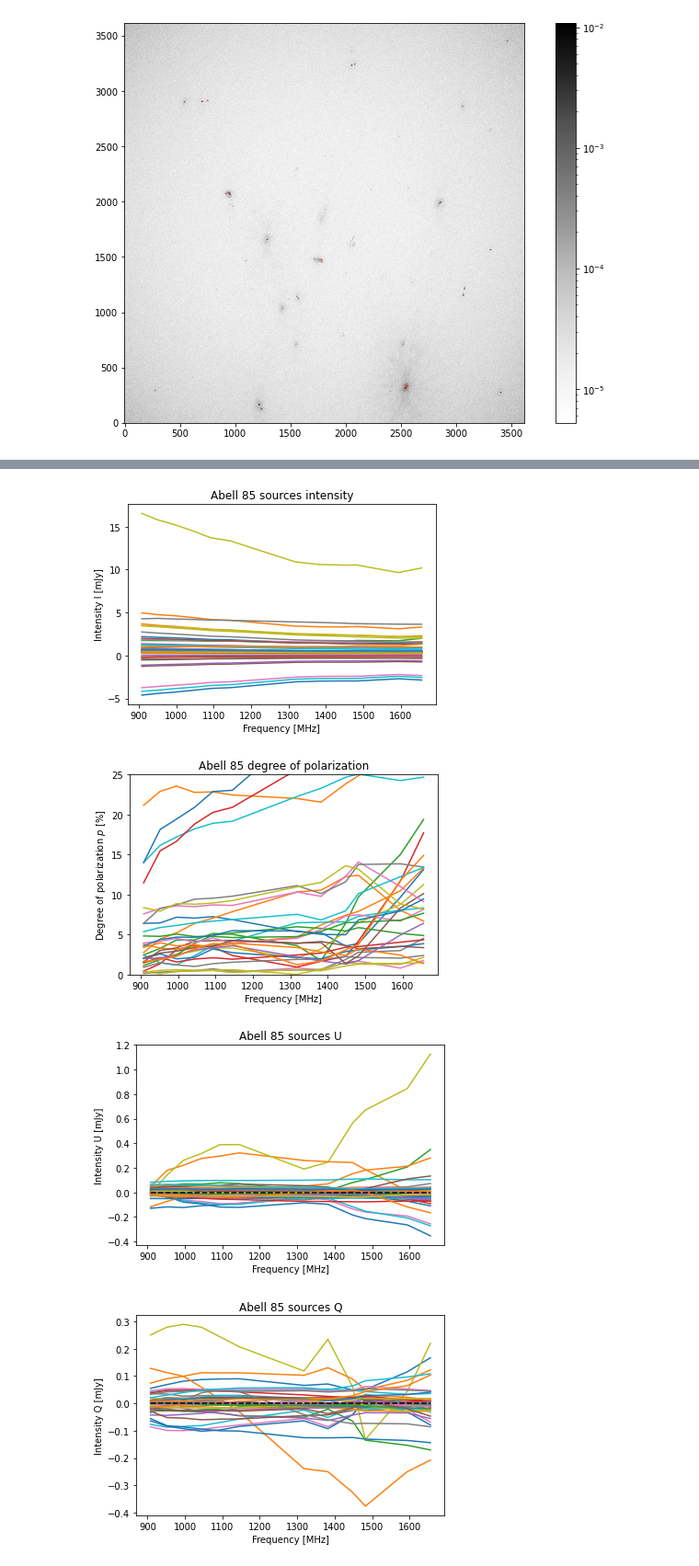
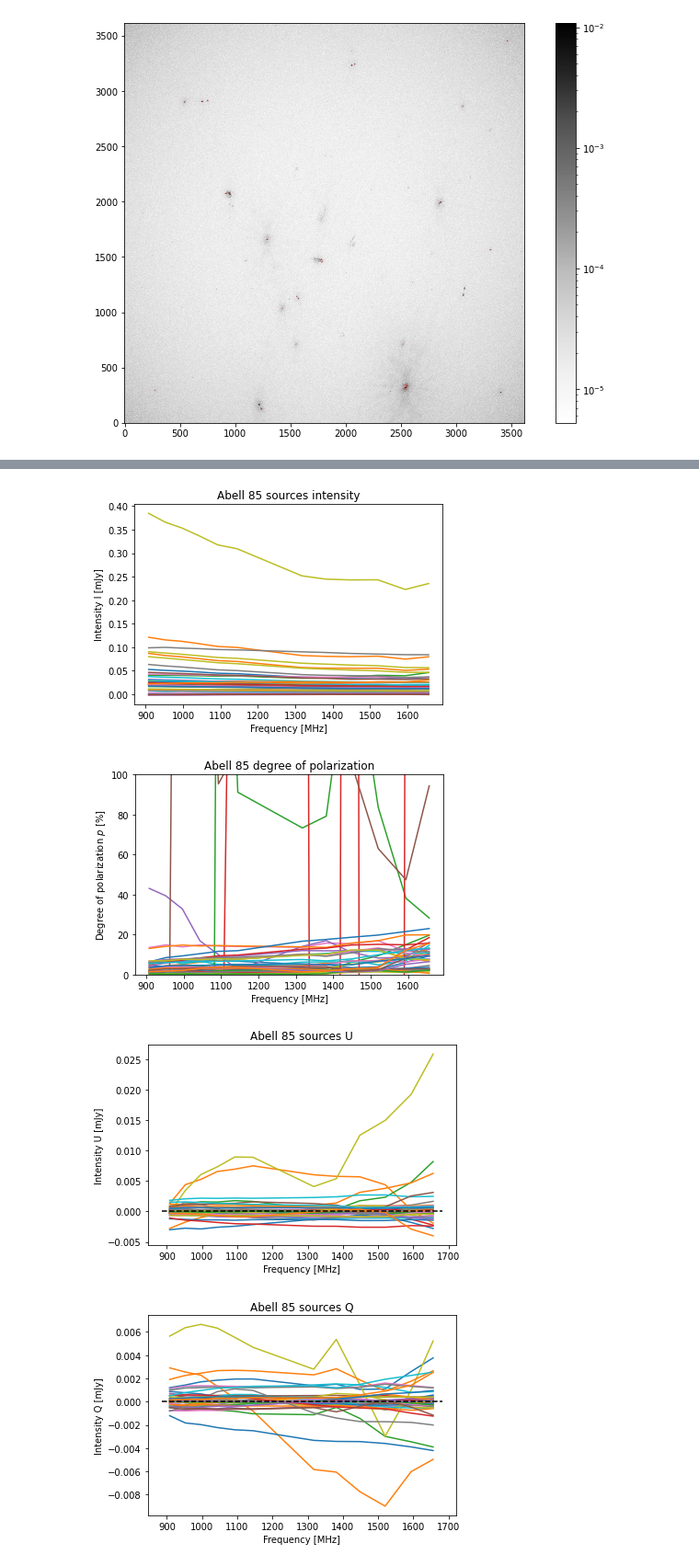
Before and after one commit to Woutmg/Meerkat_FracPol, a Jupyter notebook: Abell 85 Linpol sourceselect.ipynb, the cells around one changed output, grey strips where cells are left out. Shown at 92% size. Cells and saved outputs as stored; diff of their text form; code cells hidden in the pictures.

Commit message:
Comparison Eriks photometry with mine

```diff
--- a/Abell 85 Linpol sourceselect.ipynb
+++ b/Abell 85 Linpol sourceselect.ipynb
@@ -42,4 +42,14 @@ I_wcs = WCS(I_hdu.header)
 Q_wcs = WCS(Q_hdu.header)
 U_wcs = WCS(U_hdu.header)
 V_wcs = WCS(V_hdu.header)
+
+freqs_lower = np.zeros(12)
+freqs_middle = np.zeros(12)
+freqs_upper = np.zeros(12)
+
+for n in range(12):
+    number = str((4-len(str(n+1)))*'0'+str(n+1))
+    freqs_lower[n] = I_hdu.header['FREL'+number]
+    freqs_middle[n] = I_hdu.header['FREQ'+number]
+    freqs_upper[n] = I_hdu.header['FREH'+number]
 # %% [output]
@@ -153,57 +177,56 @@ U_phot_table = np.zeros((12, len(sources)))
 V_phot_table = np.zeros((12, len(sources)))
 
 for n in range(12):
-    I_slice_phot = photometry(I_cube[n], apers)
-    Q_slice_phot = photometry(Q_cube[n], apers)
-    U_slice_phot = photometry(U_cube[n], apers)
-    V_slice_phot = photometry(V_cube[n], apers)
+    I_slice_phot = photometry(I_cube[n], apertures)
+    Q_slice_phot = photometry(Q_cube[n], apertures)
+    U_slice_phot = photometry(U_cube[n], apertures)
+    V_slice_phot = photometry(V_cube[n], apertures)
     for i in range(len(sources)):
-        I_phot_table[n, i] = I_slice_phot[i]['residual_aperture_sum']
-        Q_phot_table[n, i] = Q_slice_phot[i]['residual_aperture_sum']
-        U_phot_table[n, i] = U_slice_phot[i]['residual_aperture_sum']
-        V_phot_table[n, i] = V_slice_phot[i]['residual_aperture_sum']
+        I_phot_table[n, i] = I_slice_phot[i]['flux']
+        Q_phot_table[n, i] = Q_slice_phot[i]['flux']
+        U_phot_table[n, i] = U_slice_phot[i]['flux']
+        V_phot_table[n, i] = V_slice_phot[i]['flux']
 # %%
 Pol_Angles = 0.5*np.arctan(U_phot_table/Q_phot_table)
 Linpol = np.sqrt(U_phot_table**2 + Q_phot_table**2)
-Freqs = np.array([908, 952, 996, 1044, 1093, 1145, 1318, 1382, 1448, 1482, 1594, 1656])# MHz
 
 plt.title('Abell 85 sources intensity')
-plt.plot(Freqs, I_phot_table)
+plt.plot(freqs_middle/1e6, I_phot_table)
 plt.xlabel('Frequency [MHz]')
 plt.ylabel('Intensity I [mJy]')
 plt.show()
 
 plt.title('Abell 85 degree of polarization')
-plt.plot(Freqs, 100*Linpol/I_phot_table)
+plt.plot(freqs_middle/1e6, 100*Linpol/I_phot_table)
 plt.xlabel('Frequency [MHz]')
 plt.ylabel('Degree of polarization $p$ [%]')
-plt.ylim(0,25)
+plt.ylim(0,100)
 plt.show()
 
 plt.title('Abell 85 sources U')
-plt.plot(Freqs, U_phot_table)
-plt.hlines(0, min(Freqs), max(Freqs), color='black', linestyle='dashed')
+plt.plot(freqs_middle/1e6, U_phot_table)
+plt.hlines(0, min(freqs_lower)/1e6, max(freqs_upper)/1e6, color='black', linestyle='dashed')
 plt.xlabel('Frequency [MHz]')
 plt.ylabel('Intensity U [mJy]')
 plt.show()
 
 plt.title('Abell 85 sources Q')
-plt.plot(Freqs, Q_phot_table)
-plt.hlines(0, min(Freqs), max(Freqs), color='black', linestyle='dashed')
+plt.plot(freqs_middle/1e6, Q_phot_table)
+plt.hlines(0, min(freqs_lower)/1e6, max(freqs_upper)/1e6, color='black', linestyle='dashed')
 plt.xlabel('Frequency [MHz]')
 plt.ylabel('Intensity Q [mJy]')
 plt.show()
 
 fig, ax = plt.subplots(subplot_kw={'projection': 'polar'})
-ax.plot(4*Pol_Angles[:,2], I_phot_table[:,2])
-ax.set_rmax(5)
+ax.plot(4*Pol_Angles[:,1], Linpol[:,1])
+ax.set_rmax(0.01)
 ax.set_xticks(np.pi/180 * np.linspace(270,  0, 4))
 ax.set_xticklabels([r'$0$', r'$22.5$', r'$45$', r'$67.5$'], fontsize=10)
 ax.grid(True)
 ax.set_title(r" Source 2: $\chi$ [degrees] vs LinPol [mJy]")
 plt.show()
 # %% [output]
-[figure, old version]
+[figure, new version]
-[figure, old version]
+[figure, new version]
-[figure, old version]
+[figure, new version]
-[figure, old version]
+[figure, new version]
```
Also changed, not shown: parts of 7 cells of this notebook, 14 other files.
